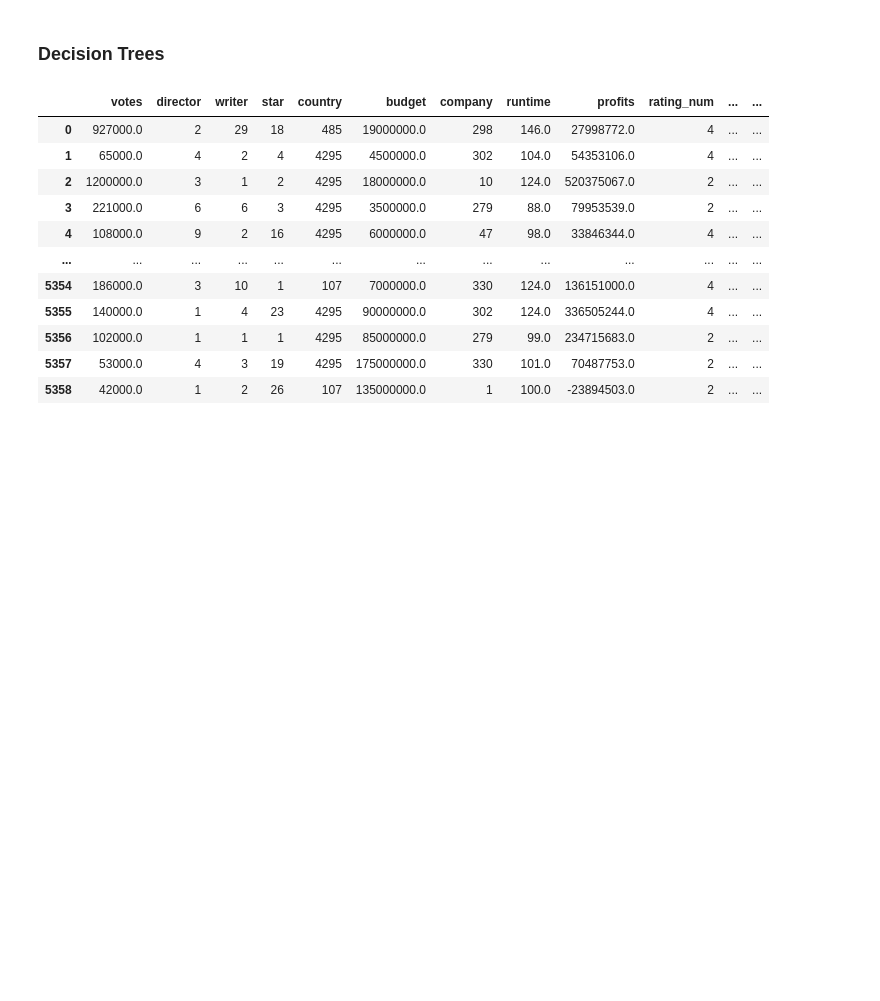
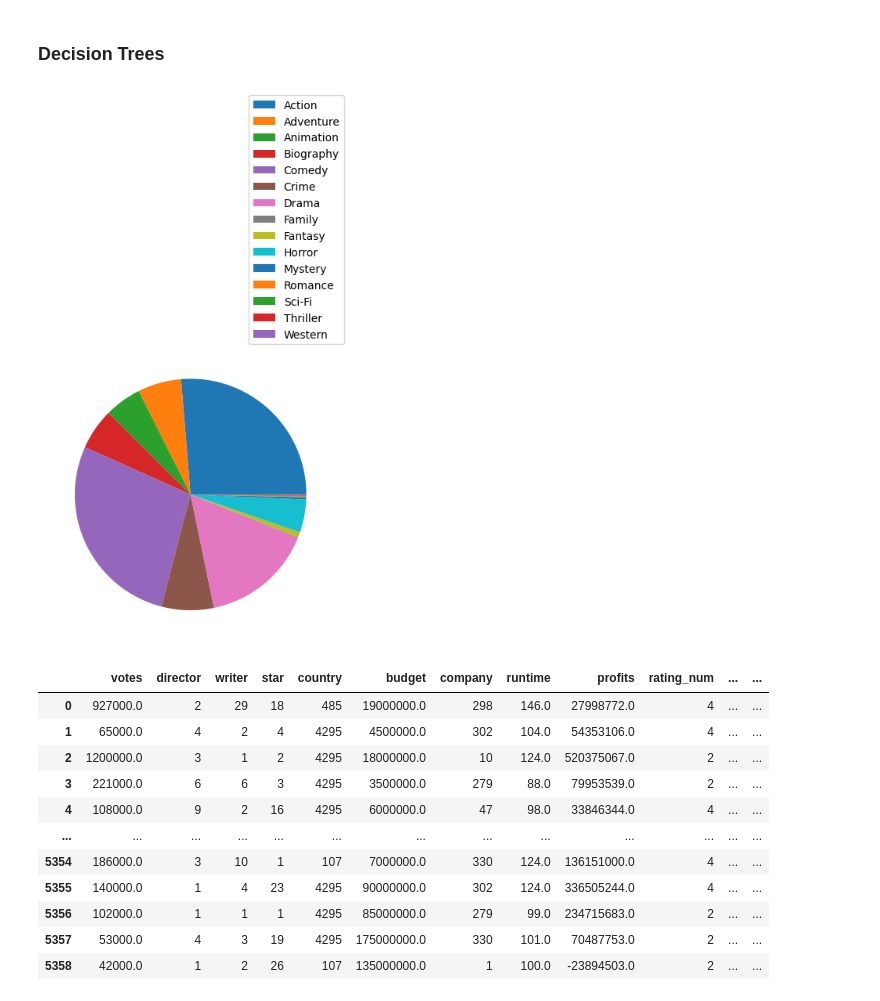
Before and after one commit to ggalicin/cs363m_project, a Jupyter notebook: CS_363M_PROJECT.ipynb, the cells around one changed output. Cells and saved outputs as stored; diff of their text form; code cells hidden in the pictures; blank space fills up the shorter version.

Commit message:
visuals

```diff
--- a/CS_363M_PROJECT.ipynb
+++ b/CS_363M_PROJECT.ipynb
@@ -323,6 +323,15 @@ print(adj_r2)
 We found low R2 and adjusted R2 values for our regression, implying that the regression is not a suitable model for this data. Next we will try decision trees.
 # %% [markdown]
 ### Decision Trees
+# %%
+genre = data.groupby('genre')
+sizes = genre.size()
+
+plt.pie(sizes, labels=['Action', 'Adventure', 'Animation', 'Biography','Comedy','Crime','Drama','Family','Fantasy','Horror','Mystery','Romance','Sci-Fi','Thriller','Western'], labeldistance=None)
+plt.legend(bbox_to_anchor=(1.05, 1),loc='lower right')
+plt.show()
+# %% [output]
+[figure, added]
 # %%
 data_tree = pd.get_dummies(data_encoded, columns=['genre'], drop_first=False)
 data_tree
```
Also changed, not shown: parts of 7 cells of this notebook.
